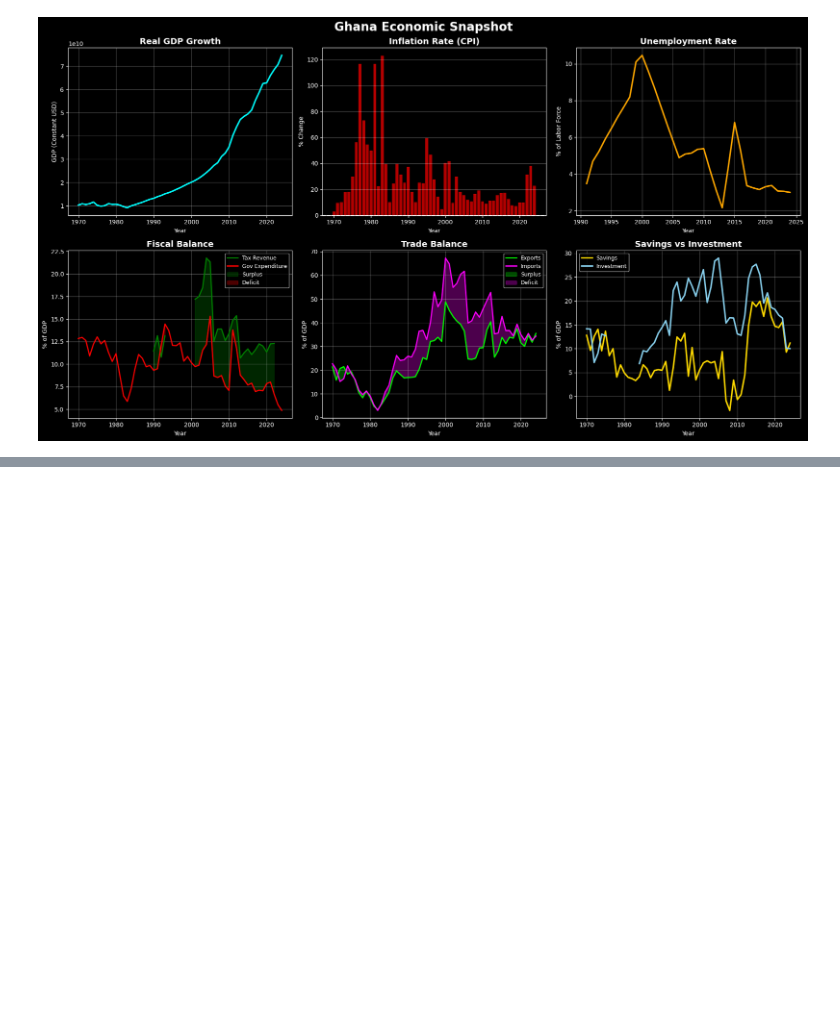
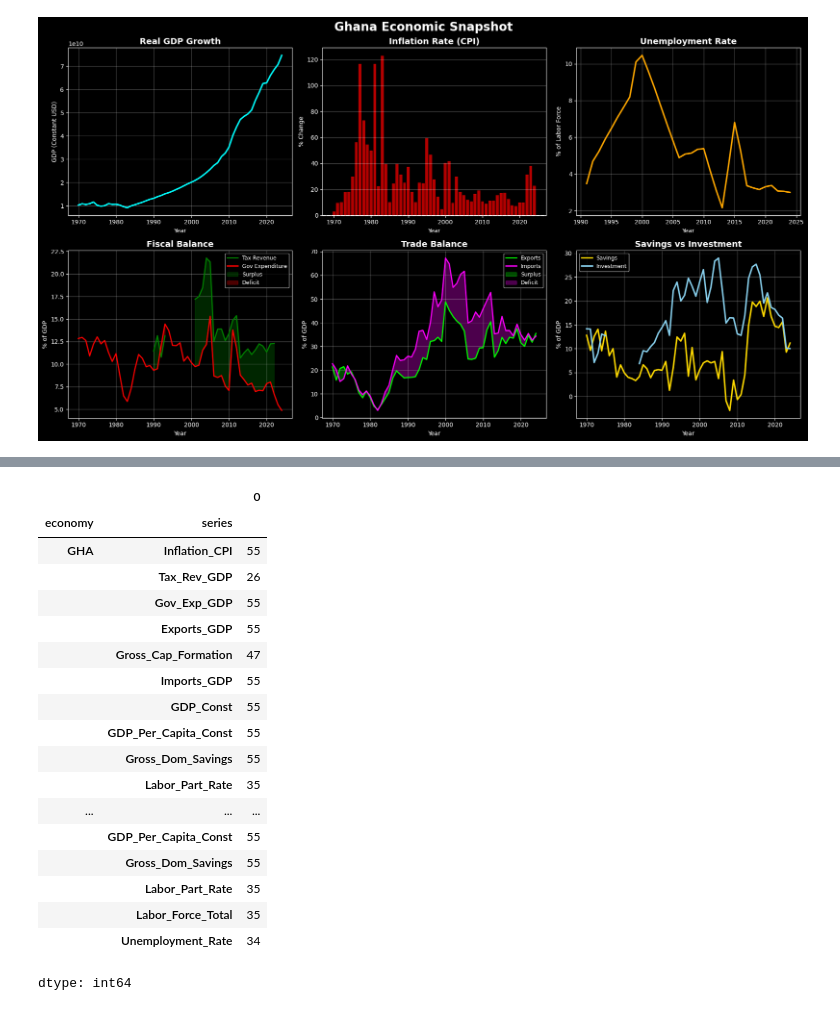
Before and after one commit to JoelForson/ECON5200-Applied-Data-Analytics-in-Economics, a Jupyter notebook: Lab 3/{Lab_3]_Visualizing_Development_with_WBGAPI.ipynb, the cells around one changed output, grey strips where cells are left out. Saved outputs shown, nothing was run; the diff lists cells and outputs as text; code cells hidden in the pictures; blank space fills up the shorter version.

```diff
--- a/Lab 3/{Lab_3]_Visualizing_Development_with_WBGAPI.ipynb
+++ b/Lab 3/{Lab_3]_Visualizing_Development_with_WBGAPI.ipynb
@@ -259,0 +274,22 @@ plt.show()
+# %%
+df.count()
+# %% [output]
+|  |  | 0 |
+| economy | series |  |
+| GHA | Inflation_CPI | 55 |
+|  | Tax_Rev_GDP | 26 |
+|  | Gov_Exp_GDP | 55 |
+|  | Exports_GDP | 55 |
+|  | Gross_Cap_Formation | 47 |
+|  | Imports_GDP | 55 |
+|  | GDP_Const | 55 |
+|  | GDP_Per_Capita_Const | 55 |
+|  | Gross_Dom_Savings | 55 |
+|  | Labor_Part_Rate | 35 |
+| ... | ... | ... |
+|  | GDP_Per_Capita_Const | 55 |
+|  | Gross_Dom_Savings | 55 |
+|  | Labor_Part_Rate | 35 |
+|  | Labor_Force_Total | 35 |
+|  | Unemployment_Rate | 34 |
+dtype: int64
```
Also changed, not shown: parts of 1 cell of this notebook.
